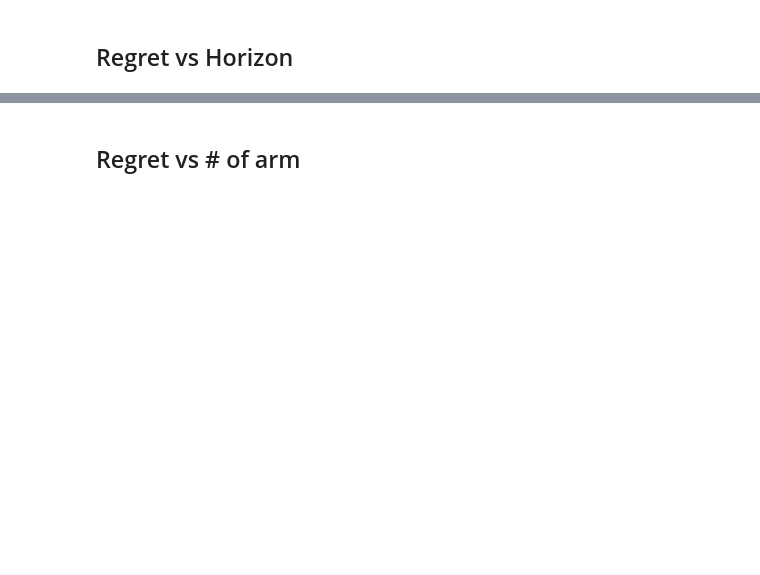
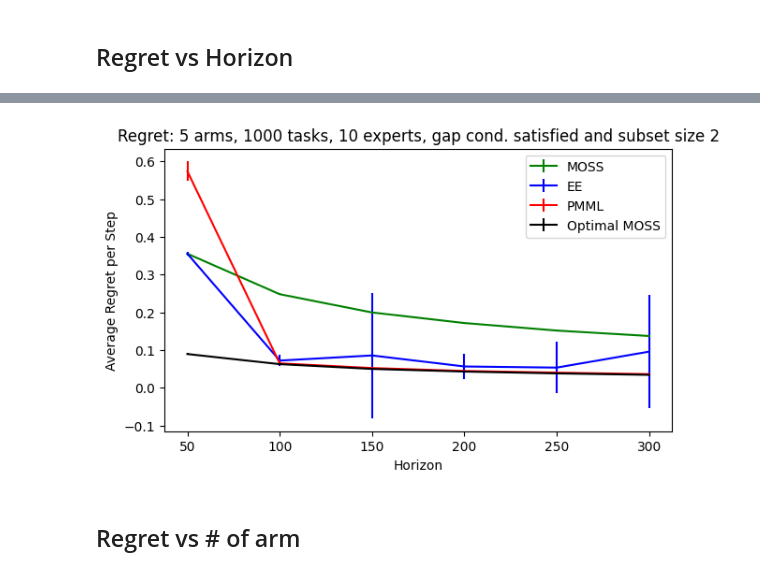
Before and after one commit to duongnhatthang/meta-bandit, a Jupyter notebook: main.ipynb, the cells around one changed output, grey strips where cells are left out. Cells and saved outputs as stored; diff of their text form; code cells hidden in the pictures; blank space fills up the shorter version.

```diff
--- a/main.ipynb
+++ b/main.ipynb
@@ -107,3 +282,12 @@ MetaPM: self.delta_n = 0.1218636419990991, self.learning_rate=1
+# %%
+X_h = np.arange(50, 310, 50)
+n_experts=10
+regret_dict_h = pickle.load(open("horizon.p", "rb"))
+title = f'Regret: {N_BANDITS} arms, {N_TASKS} tasks, {n_experts} experts, gap cond. satisfied and subset size {OPT_SIZE}'
+xlabel, ylabel = 'Horizon', 'Average Regret per Step'
+utils.plot(X_h, regret_dict_h, title, xlabel, ylabel, kwargs['plot_var'])
+# %% [output]
+[figure, added]
 # %% [markdown]
 ## Regret vs # of arm
 # %%
```
Also changed, not shown: parts of 11 cells of this notebook, 8 other files.
